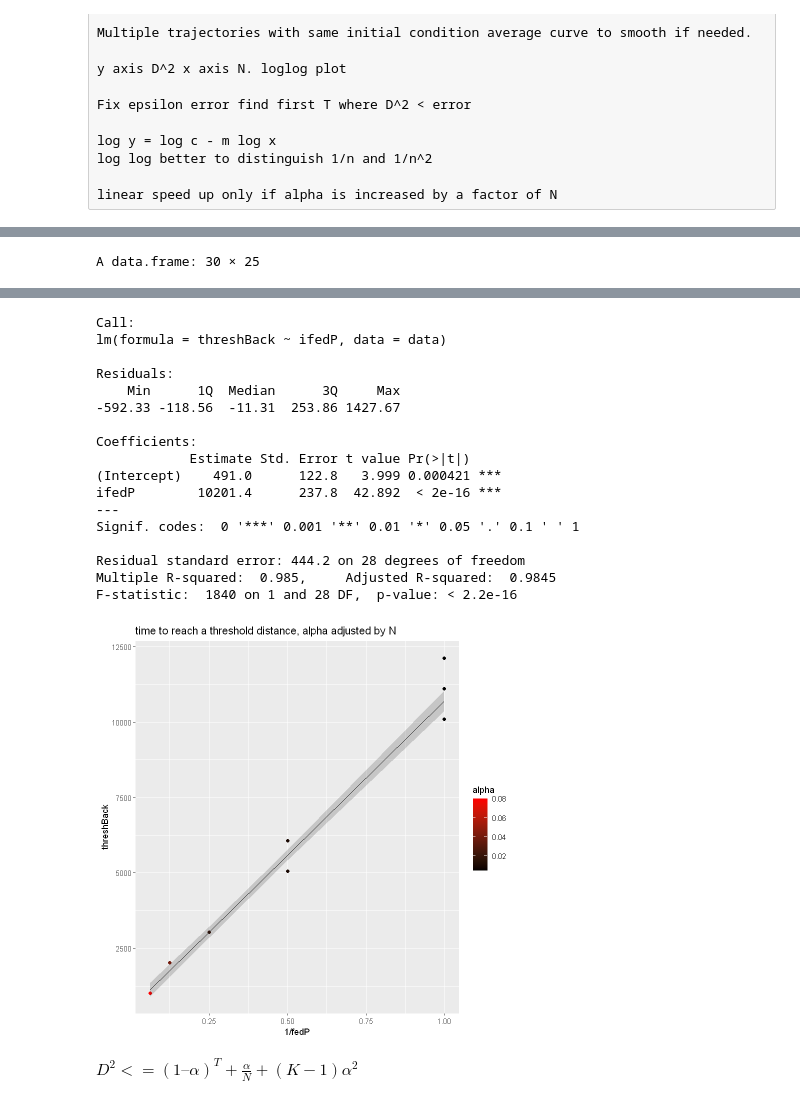
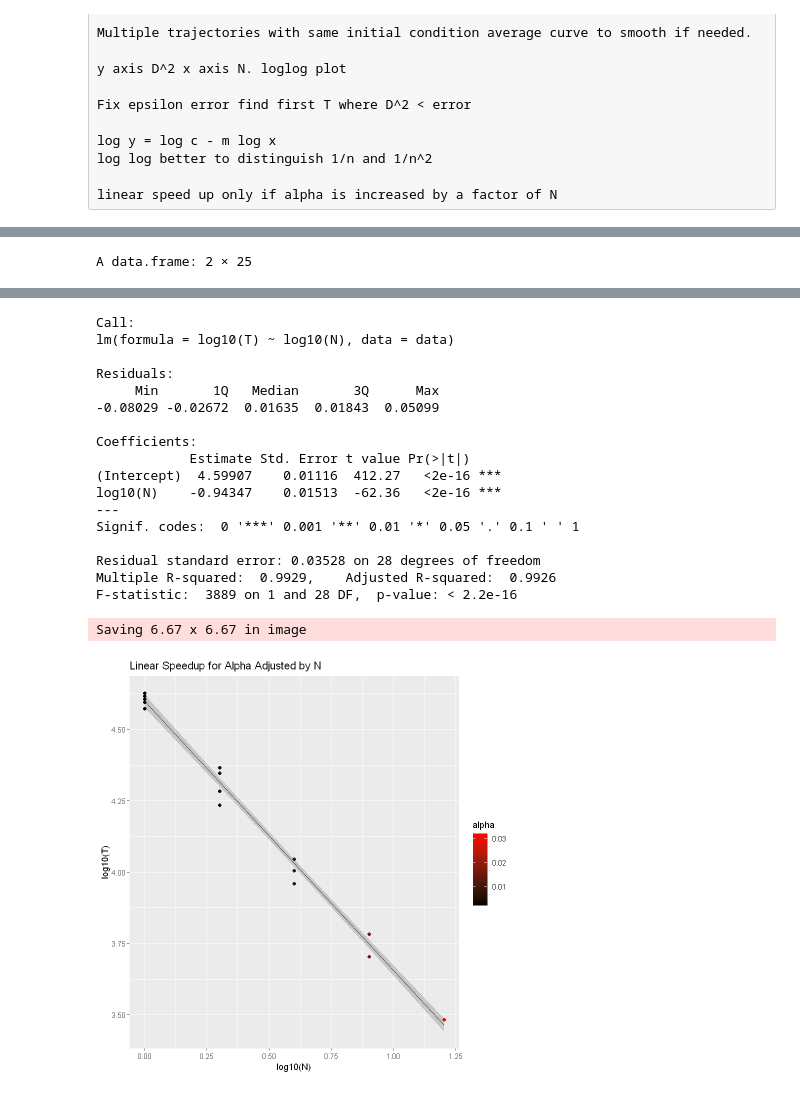
Before and after one commit to MichaelEinhorn/FederatedRL, a Jupyter notebook: graphingR.ipynb, the cells around one changed output, grey strips where cells are left out. Saved outputs shown, nothing was run; the diff lists cells and outputs as text; code cells hidden in the pictures.

```diff
--- a/graphingR.ipynb
+++ b/graphingR.ipynb
@@ -157,18 +169,22 @@ F-statistic:   183 on 3 and 428 DF,  p-value: < 2.2e-16
 # %%
-title <- "final difference from bellman with different alpha"
+title <- "Steady State Error from Bellman Q Value"
 data <- dataFull[(dataFull$syncBackups == 1 | dataFull$syncBackups == -1),]
-alphaifedP = data$alpha/data$fedP
+NTerm = data$alpha/data$fedP
 sqDiff = data$finalDiff ** 2
-model <- lm(sqDiff ~ alphaifedP, data)
+model <- lm(log10(sqDiff) ~ log10(NTerm), data)
 summary(model)
 predict <- cbind(data, predict(model, interval='confidence', newdata=data))
 
-p <- ggplot(predict, aes(x=alpha/fedP, y=finalDiff ** 2))
+p <- ggplot(predict, aes(x=log10(NTerm), y=log10(finalDiff ** 2)))
 p <- p + ggtitle(title)
-p <- p + geom_point(aes(color = alpha))
+p <- p + xlab("Alpha/N Log Scale") + ylab("Steady State Error Log Scale")
+p <- p + annotate("text", x=-3, y=0.5, label= lm_eqn(model), parse = TRUE)
+p <- p + geom_point(aes(color = log10(alpha)))
 p <- p + scale_color_gradientn(colors = c("black", "red"))
-p <- p + geom_line(aes(alphaifedP, fit))
+p <- p + geom_line(aes(log10(NTerm), fit))
 p <- p + geom_ribbon(aes(ymin=lwr,ymax=upr), alpha=0.2)
 p
+
+ggsave(filename=gsub(" ", "", paste("featuredGraphs/", title, ".png"), fixed = TRUE), plot=p, device="png")
 # %% [output]
 Call:
@@ -194,17 +211,19 @@ title <- "time to reach a threshold distance, fixed alpha"
 data <- dataFull[(dataFull$syncBackups == 1 | dataFull$syncBackups == -1) & dataFull$threshDiff ** 2 <= 0.5 & dataFull$alpha == 0.005,]
 data
 
-ifedP = 1/data$fedP
-model <- lm(threshBack ~ ifedP, data)
+N = data$fedP
+T = data$threshBack
+model <- lm(log10(T) ~ log10(N), data)
 summary(model)
 predict <- cbind(data, predict(model, interval='confidence', newdata=data))
 
 
-p <- ggplot(predict, aes(x=1/fedP, y=threshBack))
+p <- ggplot(predict, aes(x=log10(N), y=log10(T)))
 p <- p + ggtitle(title)
+p <- p + xlab("Alpha/N Term Log Scale") + ylab("Steady State Error Log Scale")
 p <- p + geom_point(aes(color = alpha))
 p <- p + scale_color_gradientn(colors = c("black", "red"))
-p <- p + geom_line(aes(ifedP, fit))
+p <- p + geom_line(aes(log10(N), fit))
 p <- p + geom_ribbon(aes(ymin=lwr,ymax=upr), alpha=0.2)
 p
 # %% [output]
@@ -248,22 +267,26 @@ F-statistic: 1.664 on 1 and 28 DF,  p-value: 0.2076
 # %%
-title <- "time to reach a threshold distance, alpha adjusted by N"
-data <- dataFull[(dataFull$syncBackups == 1 | dataFull$syncBackups == -1) & dataFull$threshDiff ** 2 <= 0.5 & dataFull$alpha == 0.005 * dataFull$fedP,]
-data
+title <- "Linear Speedup for Alpha Adjusted by N"
+A <- 0.002
+data <- dataFull[(dataFull$syncBackups == 1 | dataFull$syncBackups == -1) & dataFull$threshDiff ** 2 <= 0.1 & dataFull$alpha == A * dataFull$fedP,]
+head(data,2)
 
-ifedP = 1/data$fedP
-model <- lm(threshBack ~ ifedP, data)
+N = data$fedP
+T = data$threshBack
+model <- lm(log10(T) ~ log10(N), data)
 summary(model)
 predict <- cbind(data, predict(model, interval='confidence', newdata=data))
 
 
-p <- ggplot(predict, aes(x=1/fedP, y=threshBack))
+p <- ggplot(predict, aes(x=log10(N), y=log10(T)))
 p <- p + ggtitle(title)
 p <- p + geom_point(aes(color = alpha))
 p <- p + scale_color_gradientn(colors = c("black", "red"))
-p <- p + geom_line(aes(ifedP, fit))
+p <- p + geom_line(aes(log10(N), fit))
 p <- p + geom_ribbon(aes(ymin=lwr,ymax=upr), alpha=0.2)
 p
+
+ggsave(filename=gsub(" ", "", paste("featuredGraphs/", title, ".png"), fixed = TRUE), plot=p, device="png")
 # %% [output]
-A data.frame: 30 × 25
+A data.frame: 2 × 25
 |  | convN | alpha | discount | epsilon | fedP | syncBackups | stochasticPolicy | envSeed | trial | ... |
 |  | <int> | <dbl> | <dbl> | <dbl> | <int> | <int> | <chr> | <int> | <int> | ... |
@@ -286,20 +295,19 @@ A data.frame: 30 × 25
 Call:
-lm(formula = threshBack ~ ifedP, data = data)
+lm(formula = log10(T) ~ log10(N), data = data)
 
 Residuals:
-    Min      1Q  Median      3Q     Max
--592.33 -118.56  -11.31  253.86 1427.67
+     Min       1Q   Median       3Q      Max
+-0.08029 -0.02672  0.01635  0.01843  0.05099
 
 Coefficients:
             Estimate Std. Error t value Pr(>|t|)
-(Intercept)    491.0      122.8   3.999 0.000421 ***
-ifedP        10201.4      237.8  42.892  < 2e-16 ***
+(Intercept)  4.59907    0.01116  412.27   <2e-16 ***
+log10(N)    -0.94347    0.01513  -62.36   <2e-16 ***
 ---
 Signif. codes:  0 '***' 0.001 '**' 0.01 '*' 0.05 '.' 0.1 ' ' 1
 
-Residual standard error: 444.2 on 28 degrees of freedom
-Multiple R-squared:  0.985,     Adjusted R-squared:  0.9845
-F-statistic:  1840 on 1 and 28 DF,  p-value: < 2.2e-16
+Residual standard error: 0.03528 on 28 degrees of freedom
+Multiple R-squared:  0.9929,    Adjusted R-squared:  0.9926
+F-statistic:  3889 on 1 and 28 DF,  p-value: < 2.2e-16
+Saving 6.67 x 6.67 in image
-[figure, old version]
+[figure, new version]
-# %% [markdown]
-$D^2 <= (1 – \alpha)^T + \frac{\alpha}{N} + (K-1) \alpha ^2$
```
Also changed, not shown: parts of 14 cells of this notebook, 7 other files.
